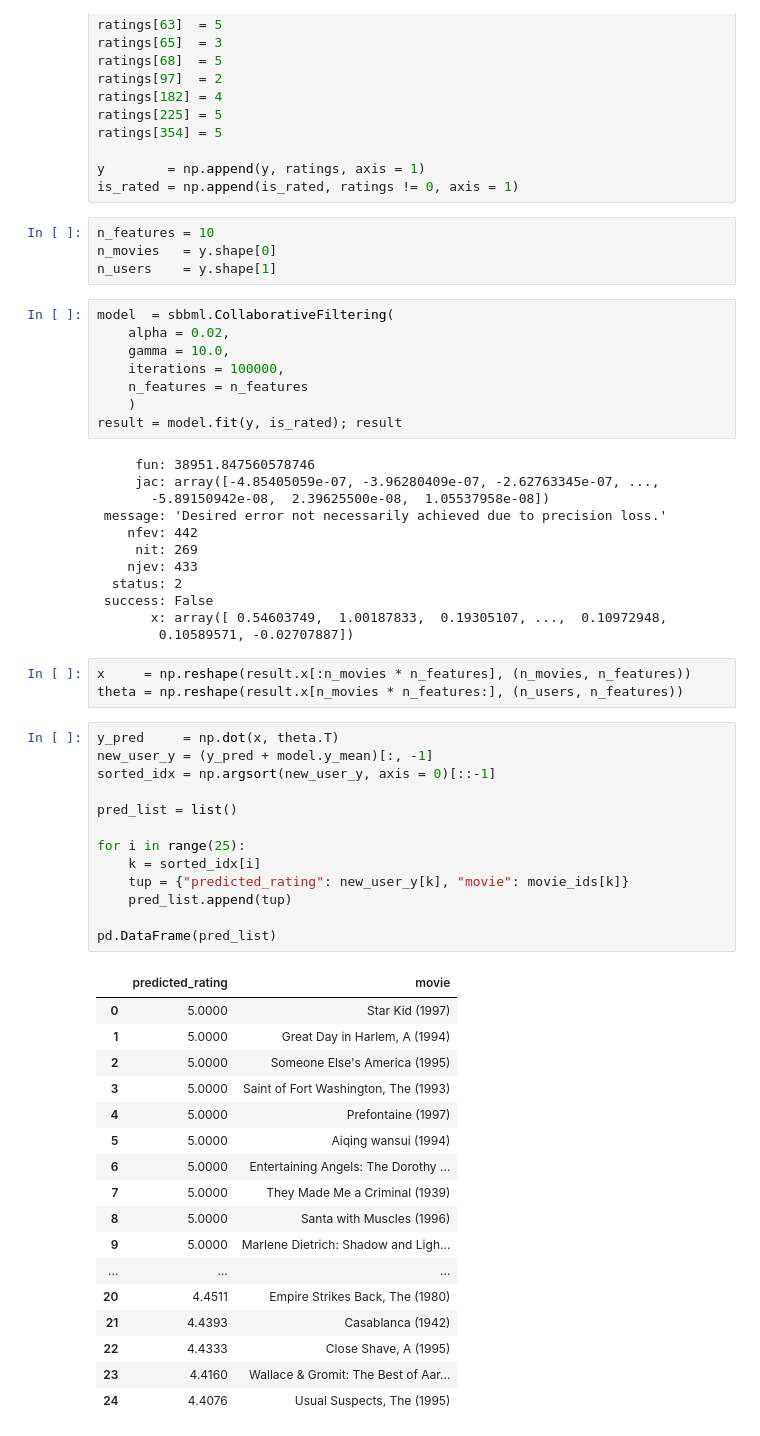
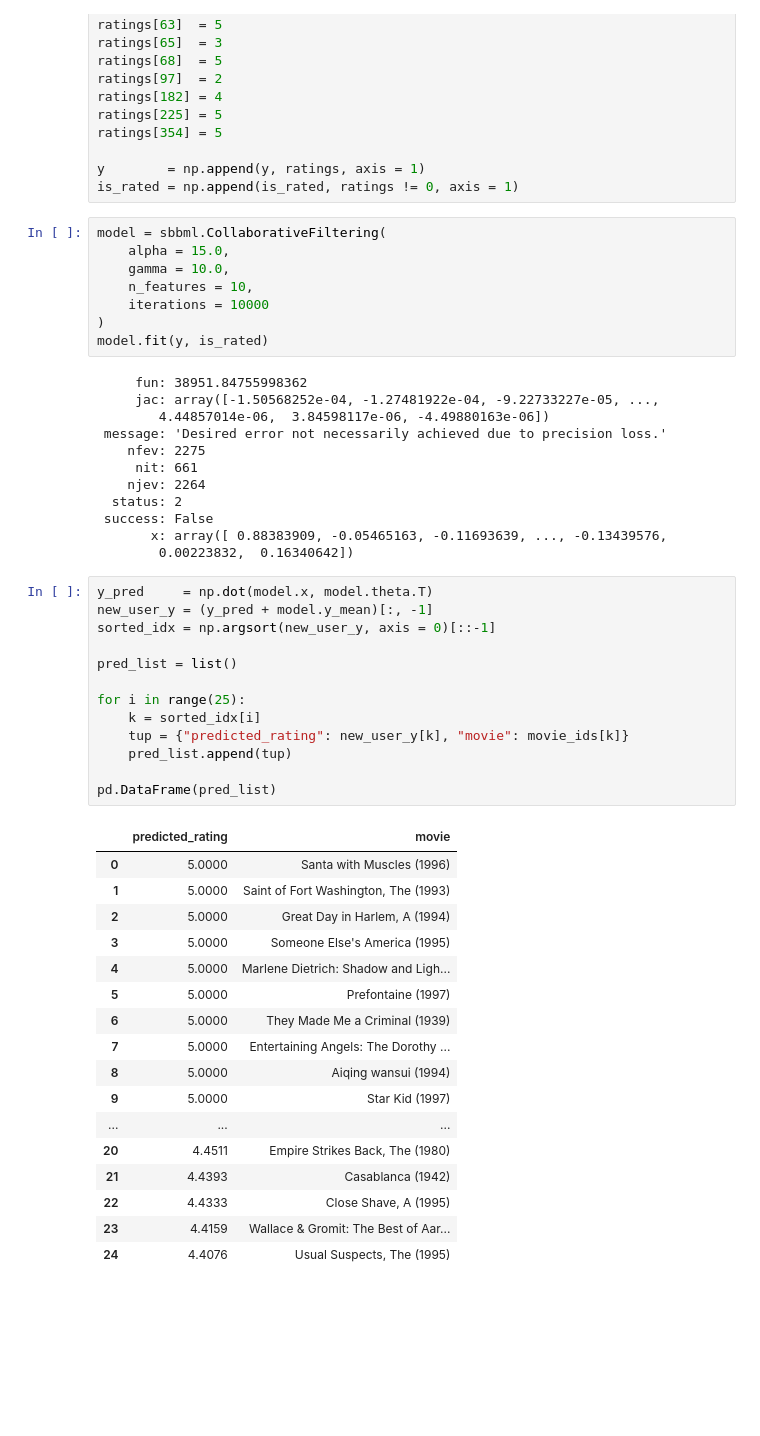
Before and after one commit to noelnamai/machine-learning, a Jupyter notebook: recommender-systems.ipynb, the cells around one changed output. Saved outputs shown, nothing was run; the diff lists cells and outputs as text; blank space fills up the shorter version.

```diff
--- a/recommender-systems.ipynb
+++ b/recommender-systems.ipynb
@@ -106,61 +106,54 @@ ratings[354] = 5
 
 y        = np.append(y, ratings, axis = 1)
 is_rated = np.append(is_rated, ratings != 0, axis = 1)
-# %%
-n_features = 10
-n_movies   = y.shape[0]
-n_users    = y.shape[1]
 # %%
-model  = sbbml.CollaborativeFiltering(
-    alpha = 0.02,
+model = sbbml.CollaborativeFiltering(
+    alpha = 15.0,
     gamma = 10.0,
-    iterations = 100000,
-    n_features = n_features
-    )
-result = model.fit(y, is_rated); result
+    n_features = 10,
+    iterations = 10000
+)
+model.fit(y, is_rated)
 # %% [output]
-     fun: 38951.847560578746
-     jac: array([-4.85405059e-07, -3.96280409e-07, -2.62763345e-07, ...,
-       -5.89150942e-08,  2.39625500e-08,  1.05537958e-08])
+     fun: 38951.84755998362
+     jac: array([-1.50568252e-04, -1.27481922e-04, -9.22733227e-05, ...,
+        4.44857014e-06,  3.84598117e-06, -4.49880163e-06])
  message: 'Desired error not necessarily achieved due to precision loss.'
-    nfev: 442
-     nit: 269
-    njev: 433
+    nfev: 2275
+     nit: 661
+    njev: 2264
   status: 2
  success: False
-       x: array([ 0.54603749,  1.00187833,  0.19305107, ...,  0.10972948,
-        0.10589571, -0.02707887])
+       x: array([ 0.88383909, -0.05465163, -0.11693639, ..., -0.13439576,
+        0.00223832,  0.16340642])
-# %%
-x     = np.reshape(result.x[:n_movies * n_features], (n_movies, n_features))
-theta = np.reshape(result.x[n_movies * n_features:], (n_users, n_features))
 # %%
-y_pred     = np.dot(x, theta.T)
+y_pred     = np.dot(model.x, model.theta.T)
 new_user_y = (y_pred + model.y_mean)[:, -1]
 sorted_idx = np.argsort(new_user_y, axis = 0)[::-1]
 
 pred_list = list()
 
 for i in range(25):
     k = sorted_idx[i]
     tup = {"predicted_rating": new_user_y[k], "movie": movie_ids[k]}
     pred_list.append(tup)
 
 pd.DataFrame(pred_list)
 # %% [output]
 |  | predicted_rating | movie |
-| 0 | 5.0000 | Star Kid (1997) |
-| 1 | 5.0000 | Great Day in Harlem, A (1994) |
-| 2 | 5.0000 | Someone Else's America (1995) |
-| 3 | 5.0000 | Saint of Fort Washington, The (1993) |
-| 4 | 5.0000 | Prefontaine (1997) |
-| 5 | 5.0000 | Aiqing wansui (1994) |
-| 6 | 5.0000 | Entertaining Angels: The Dorothy ... |
-| 7 | 5.0000 | They Made Me a Criminal (1939) |
-| 8 | 5.0000 | Santa with Muscles (1996) |
-| 9 | 5.0000 | Marlene Dietrich: Shadow and Ligh... |
+| 0 | 5.0000 | Santa with Muscles (1996) |
+| 1 | 5.0000 | Saint of Fort Washington, The (1993) |
+| 2 | 5.0000 | Great Day in Harlem, A (1994) |
+| 3 | 5.0000 | Someone Else's America (1995) |
+| 4 | 5.0000 | Marlene Dietrich: Shadow and Ligh... |
+| 5 | 5.0000 | Prefontaine (1997) |
+| 6 | 5.0000 | They Made Me a Criminal (1939) |
+| 7 | 5.0000 | Entertaining Angels: The Dorothy ... |
+| 8 | 5.0000 | Aiqing wansui (1994) |
+| 9 | 5.0000 | Star Kid (1997) |
 | ... | ... | ... |
 | 20 | 4.4511 | Empire Strikes Back, The (1980) |
 | 21 | 4.4393 | Casablanca (1942) |
 | 22 | 4.4333 | Close Shave, A (1995) |
-| 23 | 4.4160 | Wallace & Gromit: The Best of Aar... |
+| 23 | 4.4159 | Wallace & Gromit: The Best of Aar... |
 | 24 | 4.4076 | Usual Suspects, The (1995) |
```
Also changed, not shown: 2 other files.
